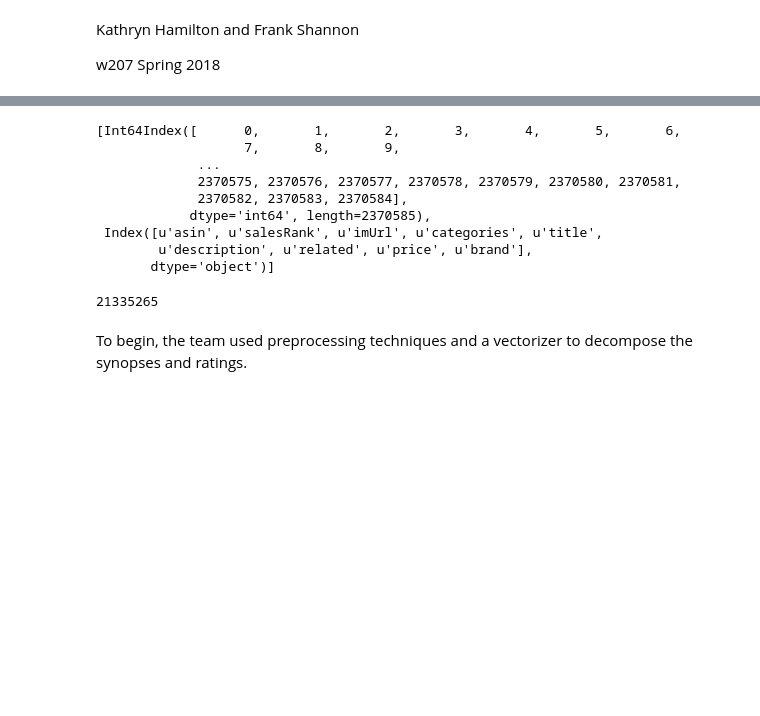
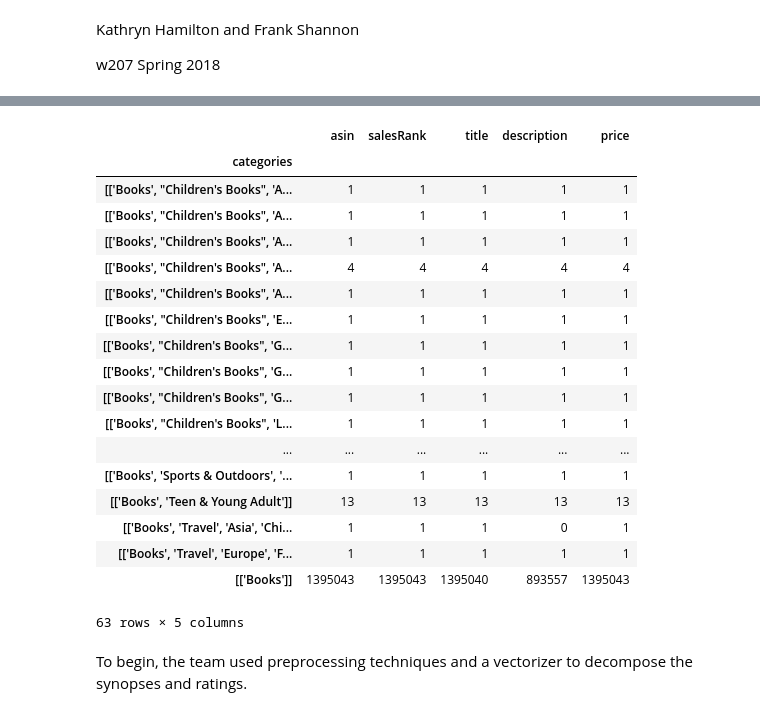
Before and after one commit to kathrynhamilton/207finalproject, a Jupyter notebook: w207_final_project.ipynb, the cells around one changed output, grey strips where cells are left out. Saved outputs shown, nothing was run; the diff lists cells and outputs as text; code cells hidden in the pictures; blank space fills up the shorter version.

```diff
--- a/w207_final_project.ipynb
+++ b/w207_final_project.ipynb
@@ -43,0 +220,12 @@ metadata = getDF('meta_Books.json.gz')
+# %%
+metadata['categories'] = metadata['categories'].astype(str)
+for i in range(0,10):
+    categ = metadata.iloc[i]['categories']
+    categ = categ[0]
+    if len(categ) > 1:
+        categ = categ[1]
+    metadata['categories'][i] = categ
+# %%
+metadata['categories'] = metadata['categories'].astype(str)
+metadata['categories'] = metadata.categories.astype('category')
+metadata.groupby(['categories']).count()
@@ -64,17 +256,29 @@ metadata
 2370585 rows × 9 columns
-# %%
-metadata.axes
-# %% [output]
-[Int64Index([      0,       1,       2,       3,       4,       5,       6,
-                   7,       8,       9,
-             ...
-             2370575, 2370576, 2370577, 2370578, 2370579, 2370580, 2370581,
-             2370582, 2370583, 2370584],
-            dtype='int64', length=2370585),
- Index([u'asin', u'salesRank', u'imUrl', u'categories', u'title',
-        u'description', u'related', u'price', u'brand'],
-       dtype='object')]
-# %%
-metadata.size
-# %% [output]
-21335265
+# %%
+metadata['salesRank']=metadata['salesRank'].astype(str)
+metadata['salesRank']=metadata['salesRank'].map(lambda x: x.lstrip("{u'Books': ").rstrip("}"))
+metadata['salesRank']=metadata['salesRank'].astype(int)
+# %%
+metadata['categories'] = metadata['categories'].astype(str)
+metadata['categories'] = metadata.categories.astype('category')
+metadata.groupby(['categories']).count()
+# %% [output]
+|  | asin | salesRank | title | description | price |
+| categories |  |  |  |  |  |
+| [['Books', "Children's Books", 'A... | 1 | 1 | 1 | 1 | 1 |
+| [['Books', "Children's Books", 'A... | 1 | 1 | 1 | 1 | 1 |
+| [['Books', "Children's Books", 'A... | 1 | 1 | 1 | 1 | 1 |
+| [['Books', "Children's Books", 'A... | 4 | 4 | 4 | 4 | 4 |
+| [['Books', "Children's Books", 'A... | 1 | 1 | 1 | 1 | 1 |
+| [['Books', "Children's Books", 'E... | 1 | 1 | 1 | 1 | 1 |
+| [['Books', "Children's Books", 'G... | 1 | 1 | 1 | 1 | 1 |
+| [['Books', "Children's Books", 'G... | 1 | 1 | 1 | 1 | 1 |
+| [['Books', "Children's Books", 'G... | 1 | 1 | 1 | 1 | 1 |
+| [['Books', "Children's Books", 'L... | 1 | 1 | 1 | 1 | 1 |
+| ... | ... | ... | ... | ... | ... |
+| [['Books', 'Sports & Outdoors', '... | 1 | 1 | 1 | 1 | 1 |
+| [['Books', 'Teen & Young Adult']] | 13 | 13 | 13 | 13 | 13 |
+| [['Books', 'Travel', 'Asia', 'Chi... | 1 | 1 | 1 | 0 | 1 |
+| [['Books', 'Travel', 'Europe', 'F... | 1 | 1 | 1 | 1 | 1 |
+| [['Books']] | 1395043 | 1395043 | 1395040 | 893557 | 1395043 |
+63 rows × 5 columns
```
Also changed, not shown: parts of 25 cells of this notebook.
